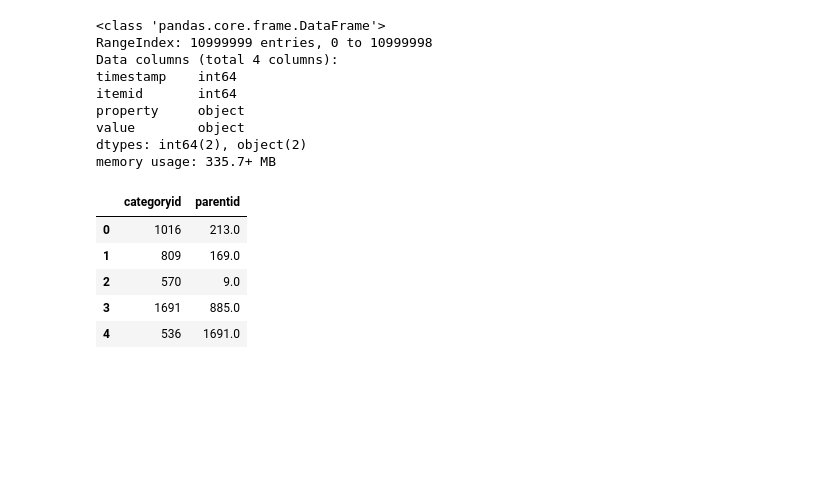
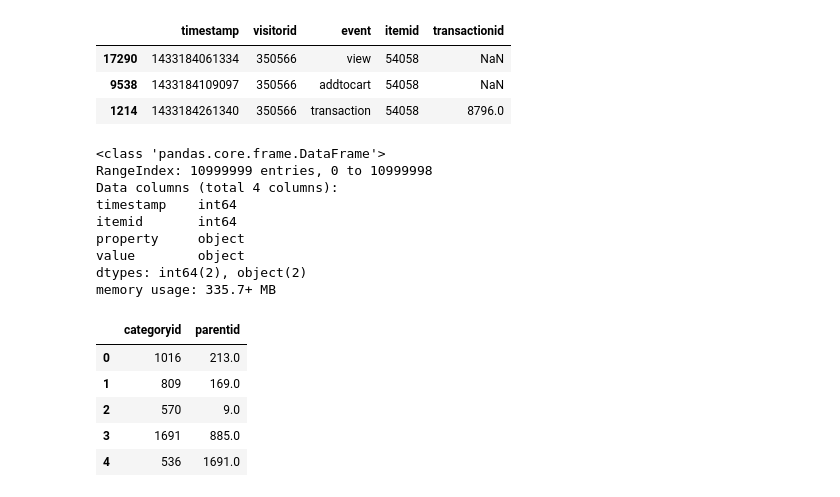
Before and after one commit to parthamishra1996/RetailAnalytics, a Jupyter notebook: Retail_Analytics.ipynb, the cells around one changed output. Drawn from its saved outputs; the diff is of its cells as text; code cells hidden in the pictures; blank space fills up the shorter version.

```diff
--- a/Retail_Analytics.ipynb
+++ b/Retail_Analytics.ipynb
@@ -26,3 +29,10 @@ item_properties_part2 = pd.read_csv(path1 + 'item_properties_part2.csv')
+# %%
+events[(events.itemid == 54058) & (events.visitorid == 350566)].sort_values(["timestamp"])
+# %% [output]
+|  | timestamp | visitorid | event | itemid | transactionid |
+| 17290 | 1433184061334 | 350566 | view | 54058 | NaN |
+| 9538 | 1433184109097 | 350566 | addtocart | 54058 | NaN |
+| 1214 | 1433184261340 | 350566 | transaction | 54058 | 8796.0 |
 # %%
 item_properties_part1.info()
 # %% [output]
```
Also changed, not shown: parts of 7 cells of this notebook.
